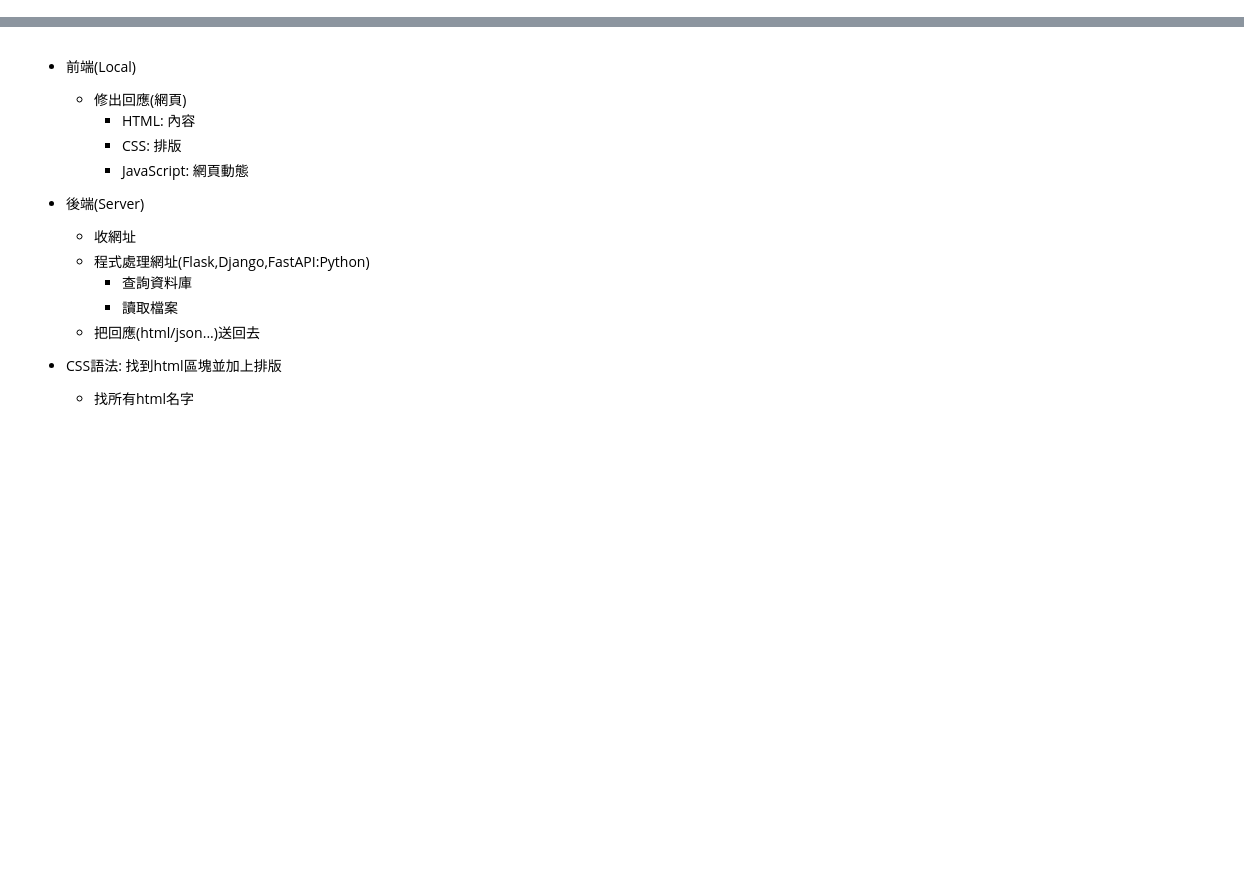
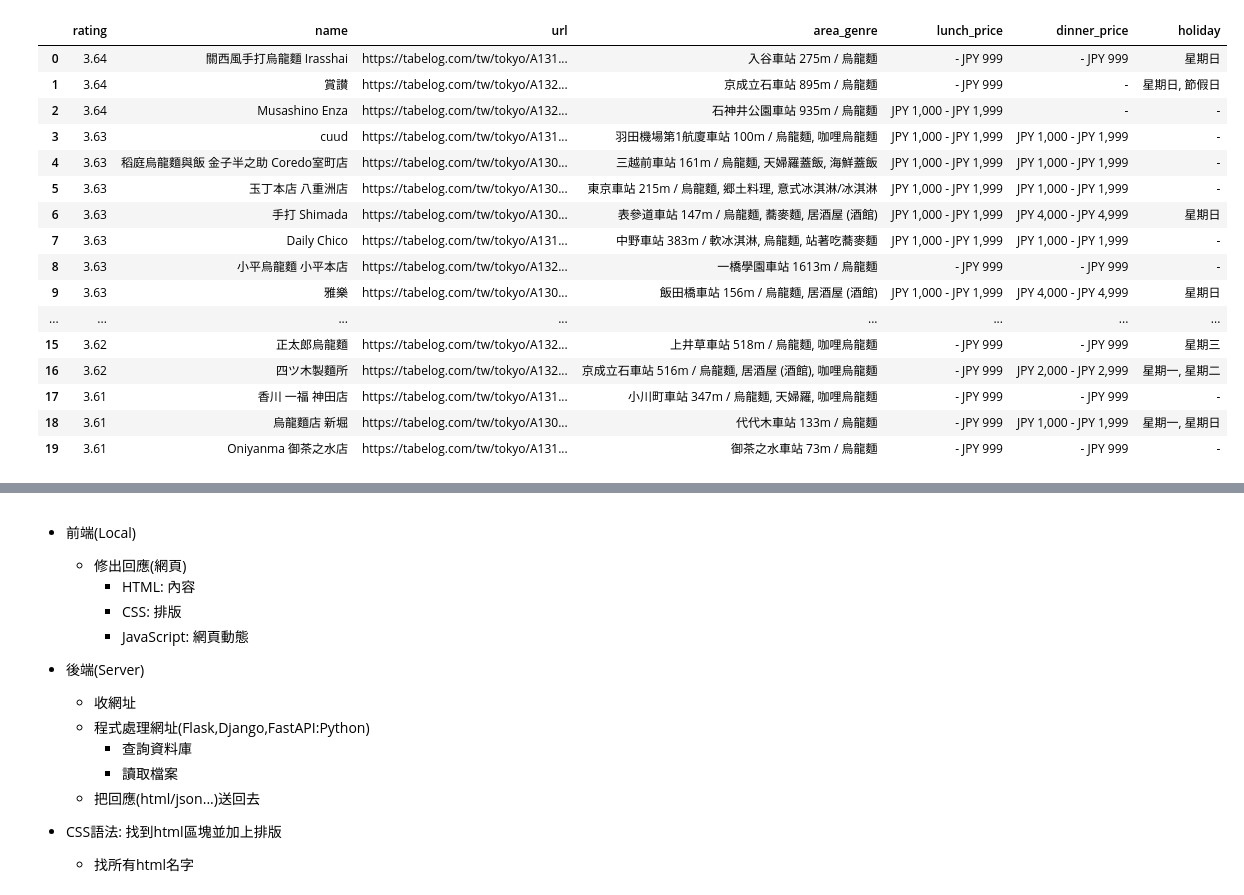
Before and after one commit to hannahTai/tibame-python, a Jupyter notebook: python20260923_1.ipynb, the cells around one changed output, grey strips where cells are left out. Cells and saved outputs as stored; diff of their text form; code cells hidden in the pictures; blank space fills up the shorter version.

```diff
--- a/python20260923_1.ipynb
+++ b/python20260923_1.ipynb
@@ -4,40 +4,46 @@
 import urllib.request as req
 import bs4 as bs
 
-url = "https://tabelog.com/tw/tokyo/rstLst/RC0123/?SrtT=rt"
-resp = req.urlopen(url)
-content = resp.read()
-html = bs.BeautifulSoup(content)
-# print(html)
+def get_page(page_num):
+    url = f"https://tabelog.com/tw/tokyo/rstLst/RC0123/{page_num}?SrtT=rt"
+    print(url)
+    resp = req.urlopen(url)
+    content = resp.read()
+    html = bs.BeautifulSoup(content)
 
-# html有沒有抓到完成的source
-## 有 ok
-## 沒有 加header
+    # html有沒有抓到完成的source
+    ## 有 ok
+    ## 沒有 加header
 
-# 建議抓完後續再處理
+    # 建議抓完後續再處理
 
-rs = html.find_all("div", {"class":"list-rst__body"}) # 區塊
+    rs = html.find_all("div", {"class":"list-rst__body"}) # 區塊
 
-for r in rs:
-    name = r.find("a", {"class": "list-rst__rst-name-target"}) # 超連結
-    area_genre = r.find("div", {"class": "list-rst__area-genre"}) # 地點/種類
-    rating = r.find("span", {"class": "c-rating__val"}) # 評價
-    prices = r.find_all("span", {"class": "c-rating-v3__val"}) # 晚間價格+白天價格
-    holiday = r.find("span", {"class": "list-rst__holiday-text"}) # 休假日
-    name_text = name.get_text()
-    name_href = name["href"]
-    area_genre_text = area_genre.get_text().strip()
-    rating_text = rating.get_text().strip()
-    dinner_price = prices[0].get_text().strip()
-    lunch_price = prices[1].get_text().strip()
-    holiday_text = holiday.get_text()
+    table = []
+    for r in rs:
+        name = r.find("a", {"class": "list-rst__rst-name-target"}) # 超連結
+        area_genre = r.find("div", {"class": "list-rst__area-genre"}) # 地點/種類
+        rating = r.find("span", {"class": "c-rating__val"}) # 評價
+        prices = r.find_all("span", {"class": "c-rating-v3__val"}) # 晚間價格+白天價格
+        holiday = r.find("span", {"class": "list-rst__holiday-text"}) # 休假日
+        name_text = name.get_text()
+        name_href = name["href"]
+        area_genre_text = area_genre.get_text().strip()
+        rating_text = rating.get_text().strip()
+        dinner_price_text = prices[0].get_text().strip()
+        lunch_price_text = prices[1].get_text().strip()
+        holiday_text = holiday.get_text().strip()
 
-    print(name_text)
-    print(name_href)
-    print(area_genre_text)
-    print(rating_text)
-    print(dinner_price)
-    print(lunch_price)
-    print(holiday_text)
-    print("-"*30)
+        row = {
+            "rating":rating_text,
+            "name":name_text,
+            "url":name_href,
+            "area_genre":area_genre_text,
+            "lunch_price":lunch_price_text,
+            "dinner_price":dinner_price_text,
+            "holiday":holiday_text,
+        }
+        table.append(row)
+
+    return table
 # %% [output]
@@ -60,0 +51,17 @@ https://tabelog.com/tw/tokyo/A1310/A131002/13201863/
+|  | rating | name | url | area_genre | lunch_price | dinner_price | holiday |
+| 0 | 3.64 | 關西風手打烏龍麵 Irasshai | https://tabelog.com/tw/tokyo/A131... | 入谷車站 275m / 烏龍麵 | - JPY 999 | - JPY 999 | 星期日 |
+| 1 | 3.64 | 賞讃 | https://tabelog.com/tw/tokyo/A132... | 京成立石車站 895m / 烏龍麵 | - JPY 999 | - | 星期日, 節假日 |
+| 2 | 3.64 | Musashino Enza | https://tabelog.com/tw/tokyo/A132... | 石神井公園車站 935m / 烏龍麵 | JPY 1,000 - JPY 1,999 | - | - |
+| 3 | 3.63 | cuud | https://tabelog.com/tw/tokyo/A131... | 羽田機場第1航廈車站 100m / 烏龍麵, 咖哩烏龍麵 | JPY 1,000 - JPY 1,999 | JPY 1,000 - JPY 1,999 | - |
+| 4 | 3.63 | 稻庭烏龍麵與飯 金子半之助 Coredo室町店 | https://tabelog.com/tw/tokyo/A130... | 三越前車站 161m / 烏龍麵, 天婦羅蓋飯, 海鮮蓋飯 | JPY 1,000 - JPY 1,999 | JPY 1,000 - JPY 1,999 | - |
+| 5 | 3.63 | 玉丁本店 八重洲店 | https://tabelog.com/tw/tokyo/A130... | 東京車站 215m / 烏龍麵, 郷土料理, 意式冰淇淋/冰淇淋 | JPY 1,000 - JPY 1,999 | JPY 1,000 - JPY 1,999 | - |
+| 6 | 3.63 | 手打 Shimada | https://tabelog.com/tw/tokyo/A130... | 表參道車站 147m / 烏龍麵, 蕎麥麵, 居酒屋 (酒館) | JPY 1,000 - JPY 1,999 | JPY 4,000 - JPY 4,999 | 星期日 |
+| 7 | 3.63 | Daily Chico | https://tabelog.com/tw/tokyo/A131... | 中野車站 383m / 軟冰淇淋, 烏龍麵, 站著吃蕎麥麵 | JPY 1,000 - JPY 1,999 | JPY 1,000 - JPY 1,999 | - |
+| 8 | 3.63 | 小平烏龍麵 小平本店 | https://tabelog.com/tw/tokyo/A132... | 一橋學園車站 1613m / 烏龍麵 | - JPY 999 | - JPY 999 | - |
+| 9 | 3.63 | 雅樂 | https://tabelog.com/tw/tokyo/A130... | 飯田橋車站 156m / 烏龍麵, 居酒屋 (酒館) | JPY 1,000 - JPY 1,999 | JPY 4,000 - JPY 4,999 | 星期日 |
+| ... | ... | ... | ... | ... | ... | ... | ... |
+| 15 | 3.62 | 正太郎烏龍麵 | https://tabelog.com/tw/tokyo/A132... | 上井草車站 518m / 烏龍麵, 咖哩烏龍麵 | - JPY 999 | - JPY 999 | 星期三 |
+| 16 | 3.62 | 四ツ木製麵所 | https://tabelog.com/tw/tokyo/A132... | 京成立石車站 516m / 烏龍麵, 居酒屋 (酒館), 咖哩烏龍麵 | - JPY 999 | JPY 2,000 - JPY 2,999 | 星期一, 星期二 |
+| 17 | 3.61 | 香川 一福 神田店 | https://tabelog.com/tw/tokyo/A131... | 小川町車站 347m / 烏龍麵, 天婦羅, 咖哩烏龍麵 | - JPY 999 | - JPY 999 | - |
+| 18 | 3.61 | 烏龍麵店 新堀 | https://tabelog.com/tw/tokyo/A130... | 代代木車站 133m / 烏龍麵 | - JPY 999 | JPY 1,000 - JPY 1,999 | 星期一, 星期日 |
+| 19 | 3.61 | Oniyanma 御茶之水店 | https://tabelog.com/tw/tokyo/A131... | 御茶之水車站 73m / 烏龍麵 | - JPY 999 | - JPY 999 | - |
```
Also changed, not shown: parts of 5 cells of this notebook.
